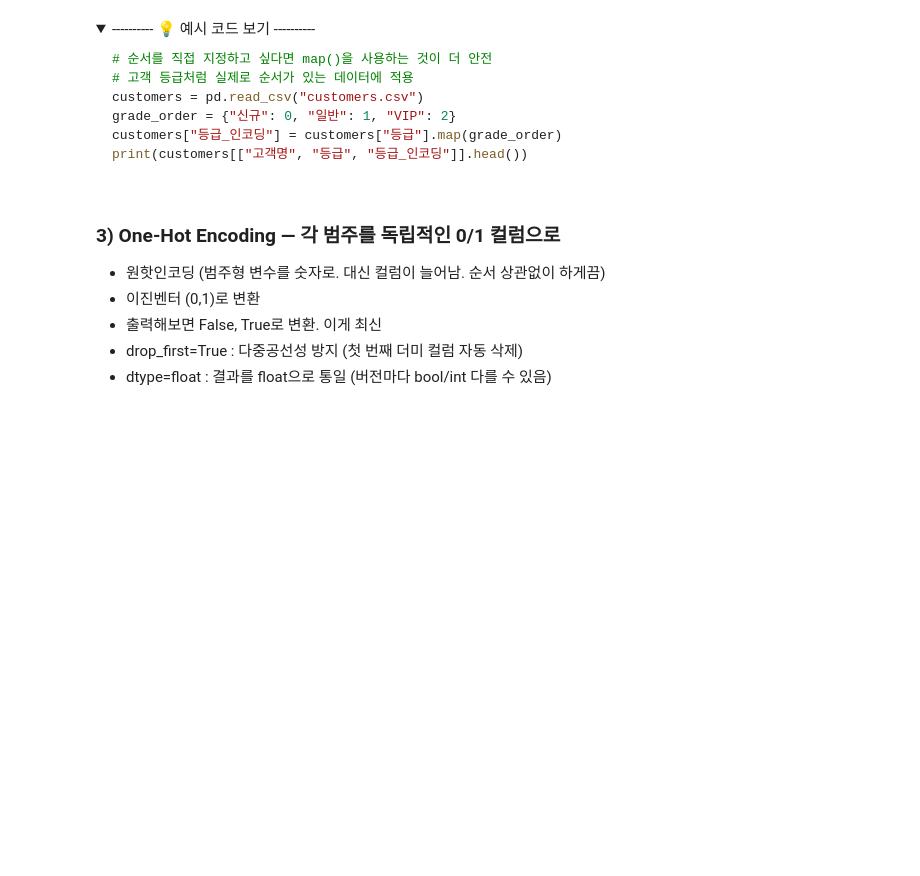
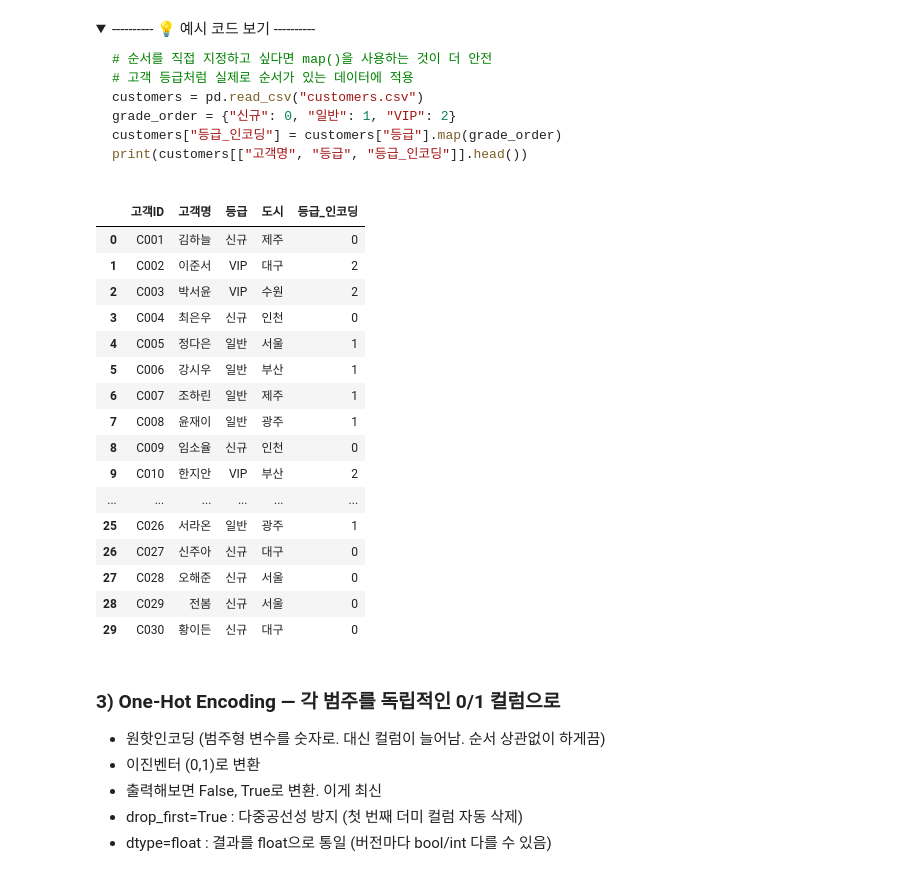
Before and after one commit to qnrPwjd/EST_AI_Challengers_Code, a Jupyter notebook: Week2/CH10_특성엔지니어링_데이터수집.ipynb, the cells around one changed output. Saved outputs shown, nothing was run; the diff lists cells and outputs as text; code cells hidden in the pictures; folded sections open; blank space fills up the shorter version.

```diff
--- a/Week2/CH10_특성엔지니어링_데이터수집.ipynb
+++ b/Week2/CH10_특성엔지니어링_데이터수집.ipynb
@@ -171,15 +198,34 @@ print(customers[["고객명", "등급", "등급_인코딩"]].head())
 # %%
 # encoding을 map() 함수로 직접 하기
 # 순서를 직접 지정하고 싶다면 map()을 사용하는 것이 더 안전
 # 고객 등급처럼 실제로 순서가 있는 데이터에 적용
 
 customers = pd.read_csv("customers.csv")
 
 # 변수 분리 방식 (Extracted)
-
-
+grade_order = {"신규" : 0, "일반" : 1, "VIP" : 2}
+customers['등급_인코딩'] = customers['등급'].map(grade_order)
 
 # 인라인 방식 (Inline)
+customers['등급_인코딩'] = customers['등급'].map({"신규" : 0, "일반" : 1, "VIP" : 2})
+# %% [output]
+|  | 고객ID | 고객명 | 등급 | 도시 | 등급_인코딩 |
+| 0 | C001 | 김하늘 | 신규 | 제주 | 0 |
+| 1 | C002 | 이준서 | VIP | 대구 | 2 |
+| 2 | C003 | 박서윤 | VIP | 수원 | 2 |
+| 3 | C004 | 최은우 | 신규 | 인천 | 0 |
+| 4 | C005 | 정다은 | 일반 | 서울 | 1 |
+| 5 | C006 | 강시우 | 일반 | 부산 | 1 |
+| 6 | C007 | 조하린 | 일반 | 제주 | 1 |
+| 7 | C008 | 윤재이 | 일반 | 광주 | 1 |
+| 8 | C009 | 임소율 | 신규 | 인천 | 0 |
+| 9 | C010 | 한지안 | VIP | 부산 | 2 |
+| ... | ... | ... | ... | ... | ... |
+| 25 | C026 | 서라온 | 일반 | 광주 | 1 |
+| 26 | C027 | 신주아 | 신규 | 대구 | 0 |
+| 27 | C028 | 오해준 | 신규 | 서울 | 0 |
+| 28 | C029 | 전봄 | 신규 | 서울 | 0 |
+| 29 | C030 | 황이든 | 신규 | 대구 | 0 |
 # %% [markdown]
 ### 3) One-Hot Encoding — 각 범주를 독립적인 0/1 컬럼으로
 
```
Also changed, not shown: parts of 29 cells of this notebook.
